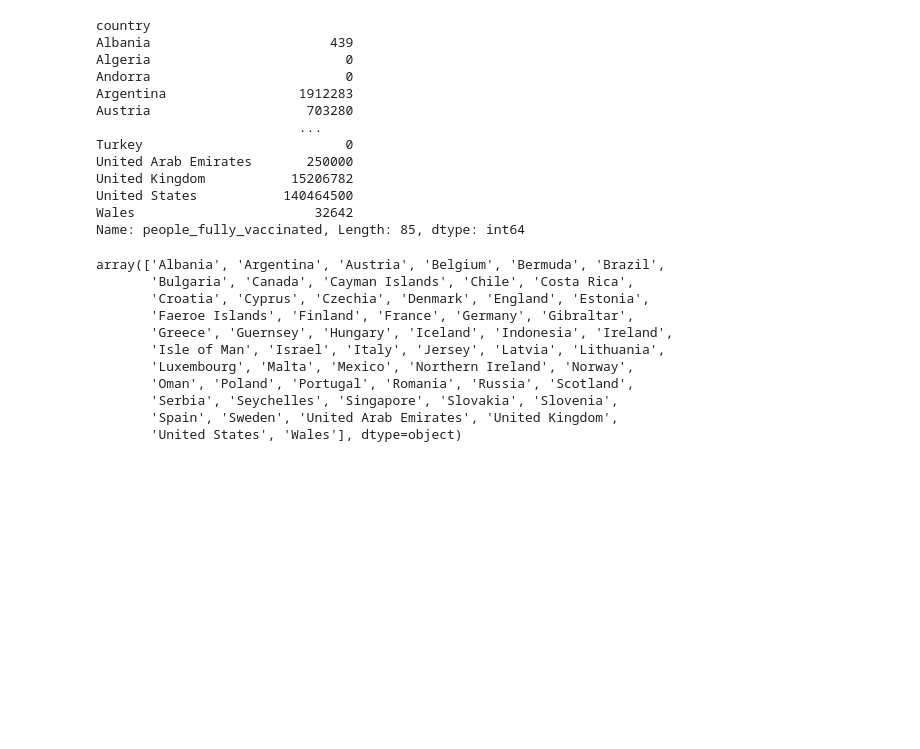
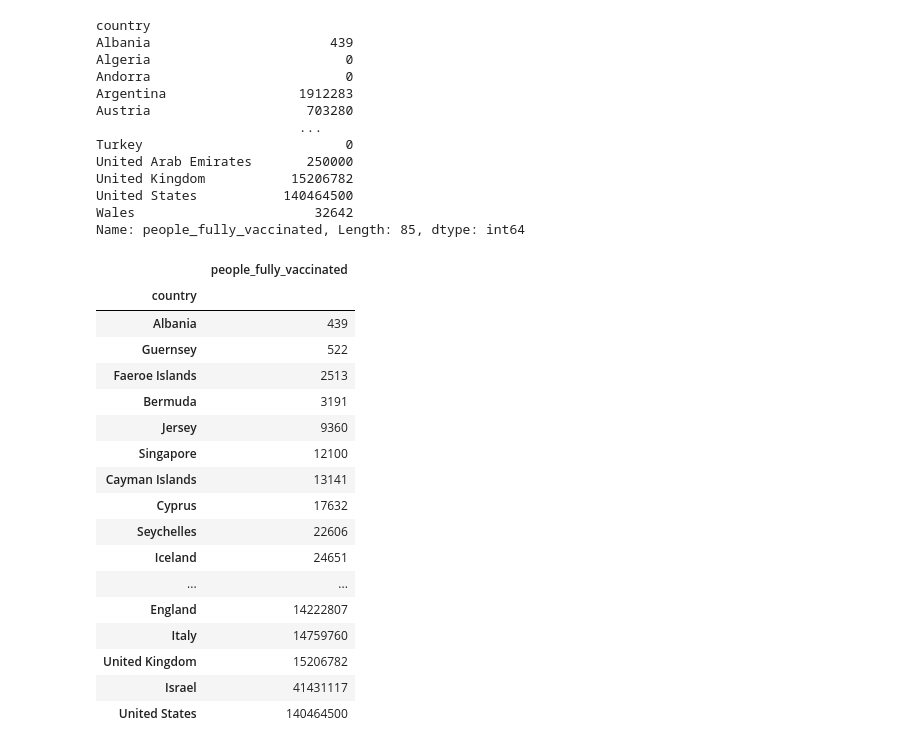
Before and after one commit to mcasiano1/Project-1, a Jupyter notebook: Final Data/final_analysis.ipynb, the cells around one changed output. Saved outputs shown, nothing was run; the diff lists cells and outputs as text; code cells hidden in the pictures; blank space fills up the shorter version.

```diff
--- a/Final Data/final_analysis.ipynb
+++ b/Final Data/final_analysis.ipynb
@@ -82,19 +82,29 @@ Name: people_fully_vaccinated, Length: 85, dtype: int64
 # %%
 #Create new DF that only contains country and people_fully_vaccinated columns and removes 0 from people_fully_vaccinated
 filtered_countries=covid_df[["country","people_fully_vaccinated"]].copy()
 filtered_countries=filtered_countries[filtered_countries["people_fully_vaccinated"] !=0]
 
 filtered_no_zero=filtered_countries.groupby(["country"]).sum()["people_fully_vaccinated"]
-filtered_countries["country"].unique()
+filtered_no_zero_df=pd.DataFrame(filtered_no_zero)
+filtered_no_zero_df
+fil_no_zero_df_sort=filtered_no_zero_df.sort_values("people_fully_vaccinated")
+fil_no_zero_df_sort
 # %% [output]
-array(['Albania', 'Argentina', 'Austria', 'Belgium', 'Bermuda', 'Brazil',
-       'Bulgaria', 'Canada', 'Cayman Islands', 'Chile', 'Costa Rica',
-       'Croatia', 'Cyprus', 'Czechia', 'Denmark', 'England', 'Estonia',
-       'Faeroe Islands', 'Finland', 'France', 'Germany', 'Gibraltar',
-       'Greece', 'Guernsey', 'Hungary', 'Iceland', 'Indonesia', 'Ireland',
-       'Isle of Man', 'Israel', 'Italy', 'Jersey', 'Latvia', 'Lithuania',
-       'Luxembourg', 'Malta', 'Mexico', 'Northern Ireland', 'Norway',
-       'Oman', 'Poland', 'Portugal', 'Romania', 'Russia', 'Scotland',
-       'Serbia', 'Seychelles', 'Singapore', 'Slovakia', 'Slovenia',
-       'Spain', 'Sweden', 'United Arab Emirates', 'United Kingdom',
-       'United States', 'Wales'], dtype=object)
+|  | people_fully_vaccinated |
+| country |  |
+| Albania | 439 |
+| Guernsey | 522 |
+| Faeroe Islands | 2513 |
+| Bermuda | 3191 |
+| Jersey | 9360 |
+| Singapore | 12100 |
+| Cayman Islands | 13141 |
+| Cyprus | 17632 |
+| Seychelles | 22606 |
+| Iceland | 24651 |
+| ... | ... |
+| England | 14222807 |
+| Italy | 14759760 |
+| United Kingdom | 15206782 |
+| Israel | 41431117 |
+| United States | 140464500 |
```
Also changed, not shown: parts of 7 cells of this notebook.
